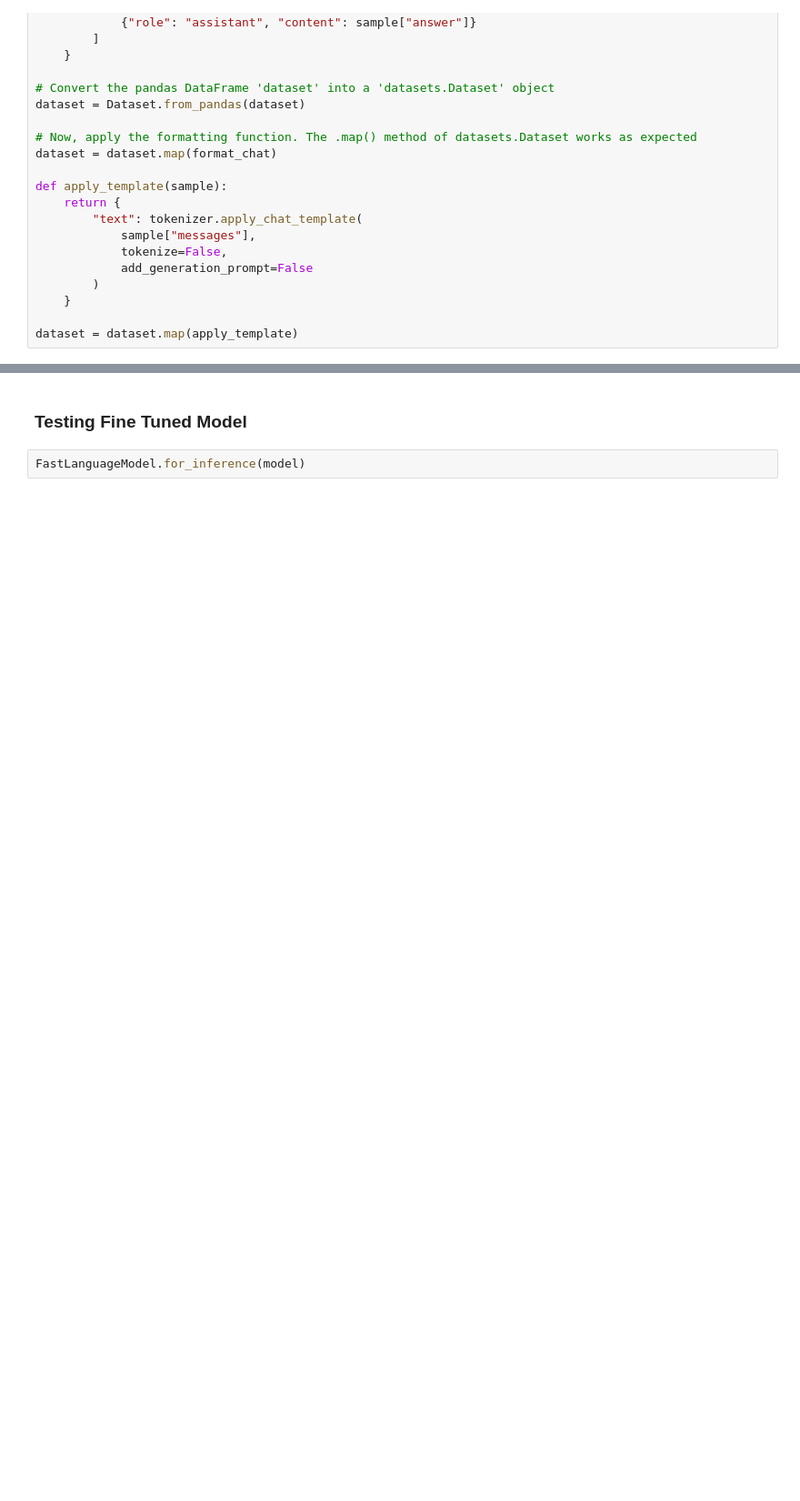
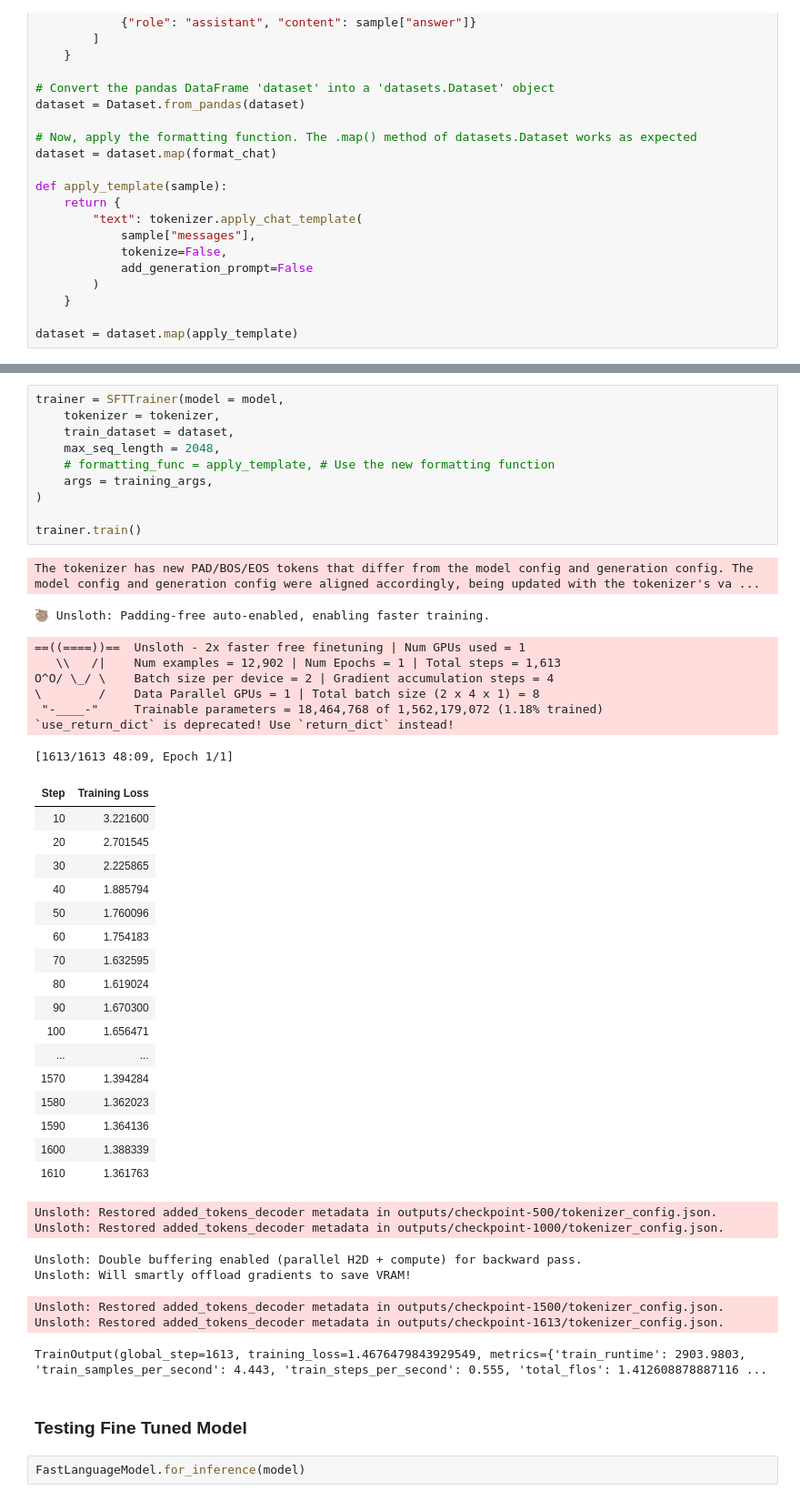
Before and after one commit to NikhilaGadge/Fine-Tuning-LLM, a Jupyter notebook: FineTuning Experimentation.ipynb, the cells around one changed output, grey strips where cells are left out. Shown at 91% size. Drawn from its saved outputs; the diff is of its cells as text; blank space fills up the shorter version.

```diff
--- a/FineTuning Experimentation.ipynb
+++ b/FineTuning Experimentation.ipynb
@@ -163,3 +219,47 @@ trainer.train()
+# %%
+trainer = SFTTrainer(model = model,
+    tokenizer = tokenizer,
+    train_dataset = dataset,
+    max_seq_length = 2048,
+    # formatting_func = apply_template, # Use the new formatting function
+    args = training_args,
+)
+
+trainer.train()
+# %% [output]
+The tokenizer has new PAD/BOS/EOS tokens that differ from the model config and generation config. The model config and generation config were aligned accordingly, being updated with the tokenizer's va ...
+🦥 Unsloth: Padding-free auto-enabled, enabling faster training.
+==((====))==  Unsloth - 2x faster free finetuning | Num GPUs used = 1
+   \\   /|    Num examples = 12,902 | Num Epochs = 1 | Total steps = 1,613
+O^O/ \_/ \    Batch size per device = 2 | Gradient accumulation steps = 4
+\        /    Data Parallel GPUs = 1 | Total batch size (2 x 4 x 1) = 8
+ "-____-"     Trainable parameters = 18,464,768 of 1,562,179,072 (1.18% trained)
+`use_return_dict` is deprecated! Use `return_dict` instead!
+[1613/1613 48:09, Epoch 1/1]
+| Step | Training Loss |
+| 10 | 3.221600 |
+| 20 | 2.701545 |
+| 30 | 2.225865 |
+| 40 | 1.885794 |
+| 50 | 1.760096 |
+| 60 | 1.754183 |
+| 70 | 1.632595 |
+| 80 | 1.619024 |
+| 90 | 1.670300 |
+| 100 | 1.656471 |
+| ... | ... |
+| 1570 | 1.394284 |
+| 1580 | 1.362023 |
+| 1590 | 1.364136 |
+| 1600 | 1.388339 |
+| 1610 | 1.361763 |
+Unsloth: Restored added_tokens_decoder metadata in outputs/checkpoint-500/tokenizer_config.json.
+Unsloth: Restored added_tokens_decoder metadata in outputs/checkpoint-1000/tokenizer_config.json.
+Unsloth: Double buffering enabled (parallel H2D + compute) for backward pass.
+Unsloth: Will smartly offload gradients to save VRAM!
+Unsloth: Restored added_tokens_decoder metadata in outputs/checkpoint-1500/tokenizer_config.json.
+Unsloth: Restored added_tokens_decoder metadata in outputs/checkpoint-1613/tokenizer_config.json.
+TrainOutput(global_step=1613, training_loss=1.4676479843929549, metrics={'train_runtime': 2903.9803, 'train_samples_per_second': 4.443, 'train_steps_per_second': 0.555, 'total_flos': 1.412608878887116 ...
 # %% [markdown]
 ### Testing Fine Tuned Model
 # %%
```
Also changed, not shown: parts of 18 cells of this notebook.
